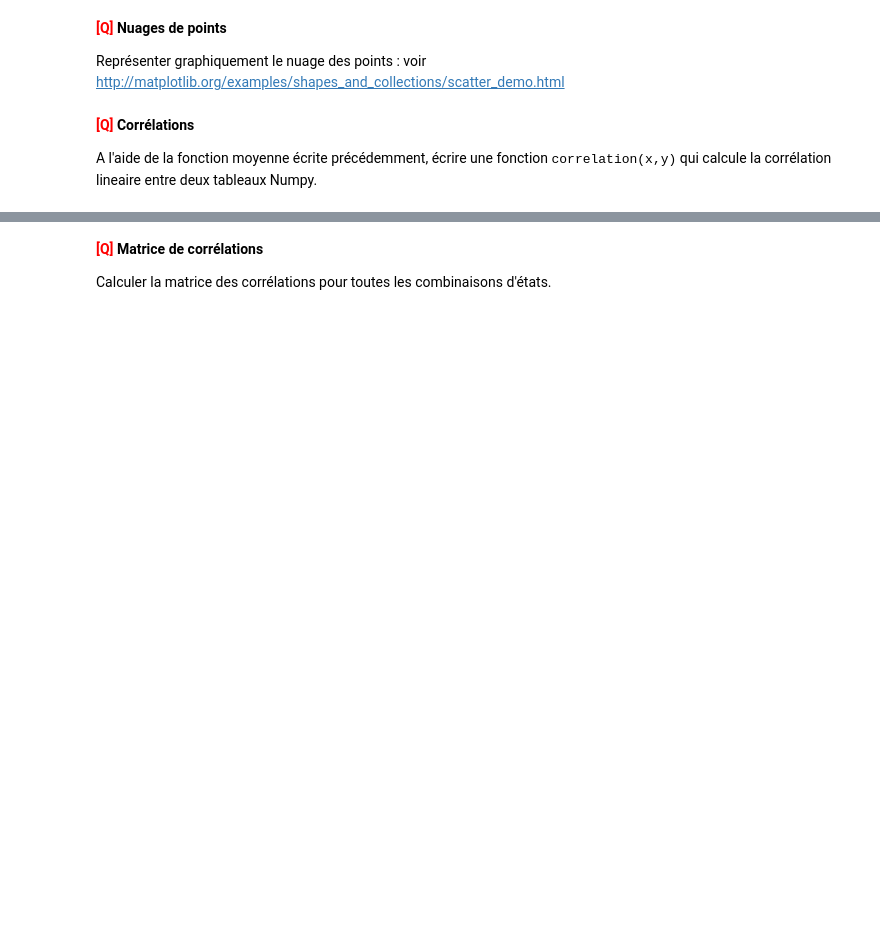
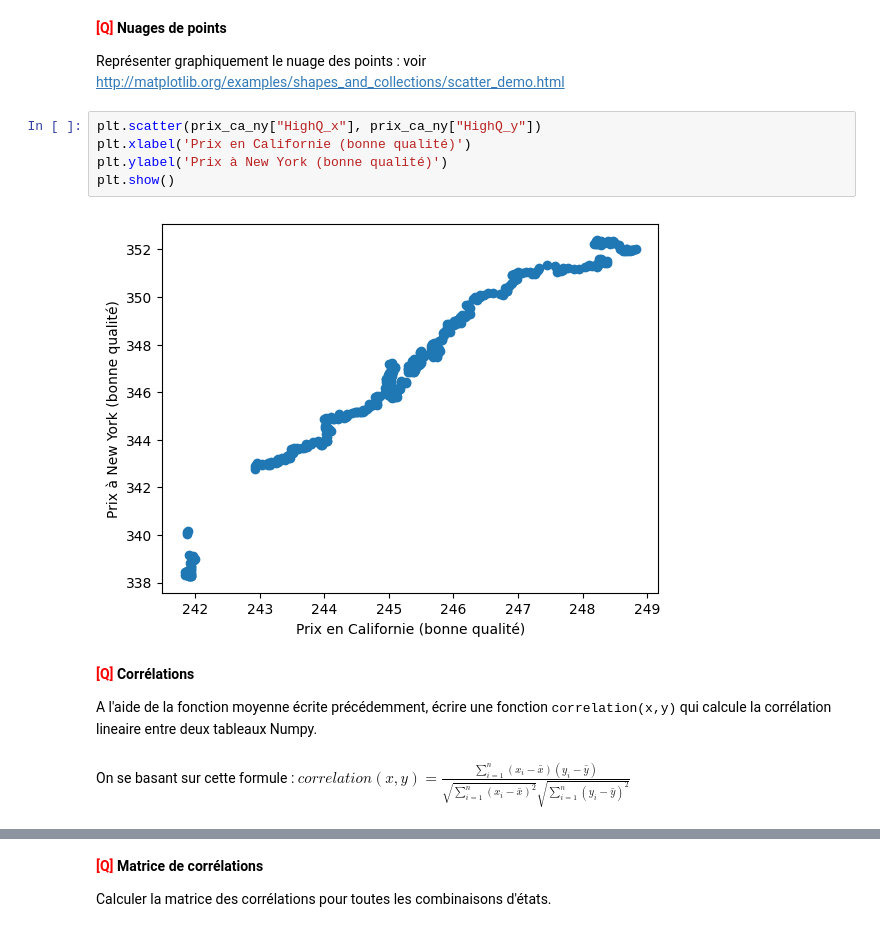
Before and after one commit to ilyesdjerfaf/Sciences-des-Donnees---LU3IN026, a Jupyter notebook: TME 1/tme-01/tme-01-TAFOUGHALT-DJERFAF.ipynb, the cells around one changed output, grey strips where cells are left out. Cells and saved outputs as stored; diff of their text form; blank space fills up the shorter version.

```diff
--- a/TME 1/tme-01/tme-01-TAFOUGHALT-DJERFAF.ipynb
+++ b/TME 1/tme-01/tme-01-TAFOUGHALT-DJERFAF.ipynb
@@ -780,7 +891,17 @@ prix_ca_ny.head()
 
 
 Représenter graphiquement le nuage des points : voir <http://matplotlib.org/examples/shapes_and_collections/scatter_demo.html>
+# %%
+plt.scatter(prix_ca_ny["HighQ_x"], prix_ca_ny["HighQ_y"])
+plt.xlabel('Prix en Californie (bonne qualité)')
+plt.ylabel('Prix à New York (bonne qualité)')
+plt.show()
+# %% [output]
+[figure, added]
 # %% [markdown]
 <font color="RED" size="+1">**[Q]**</font> **Corrélations**
 
 A l'aide de la fonction moyenne écrite précédemment, écrire une fonction <tt>correlation(x,y)</tt> qui calcule la corrélation lineaire entre deux tableaux Numpy.
+# %% [markdown]
+On se basant sur cette formule :
+$correlation(x,y)=\frac{\sum_{i=1}^{n}(x_i-\bar{x})(y_i-\bar{y})}{\sqrt{\sum_{i=1}^{n}(x_i-\bar{x})^2}\sqrt{\sum_{i=1}^{n}(y_i-\bar{y})^2}}$
```
Also changed, not shown: parts of 32 cells of this notebook.
